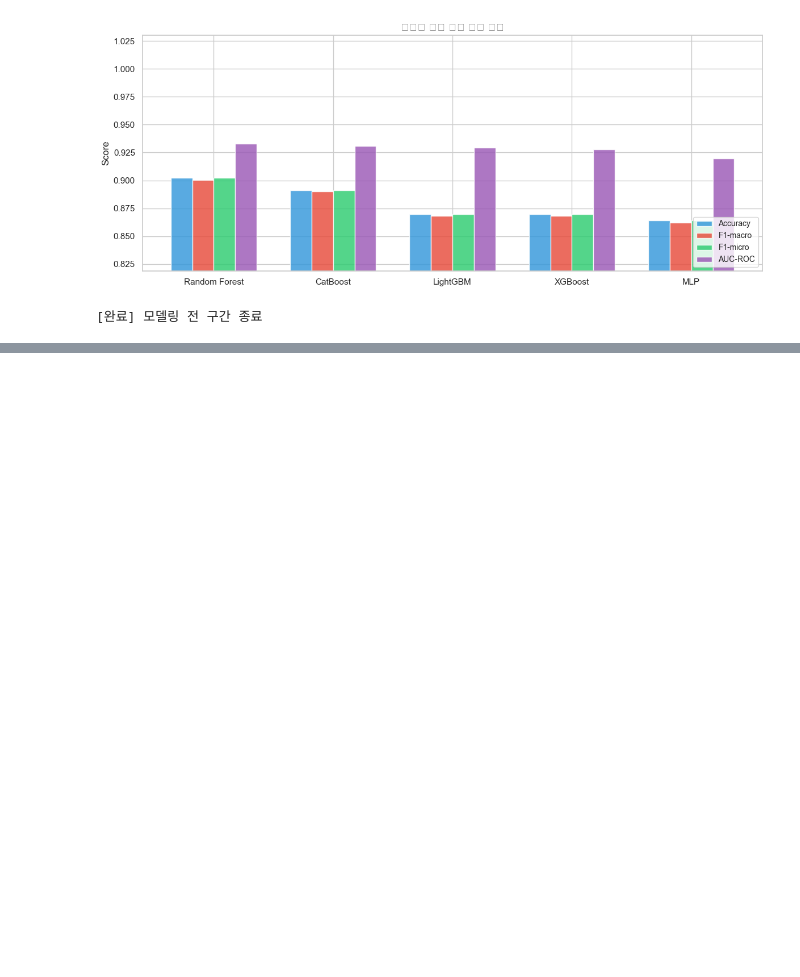
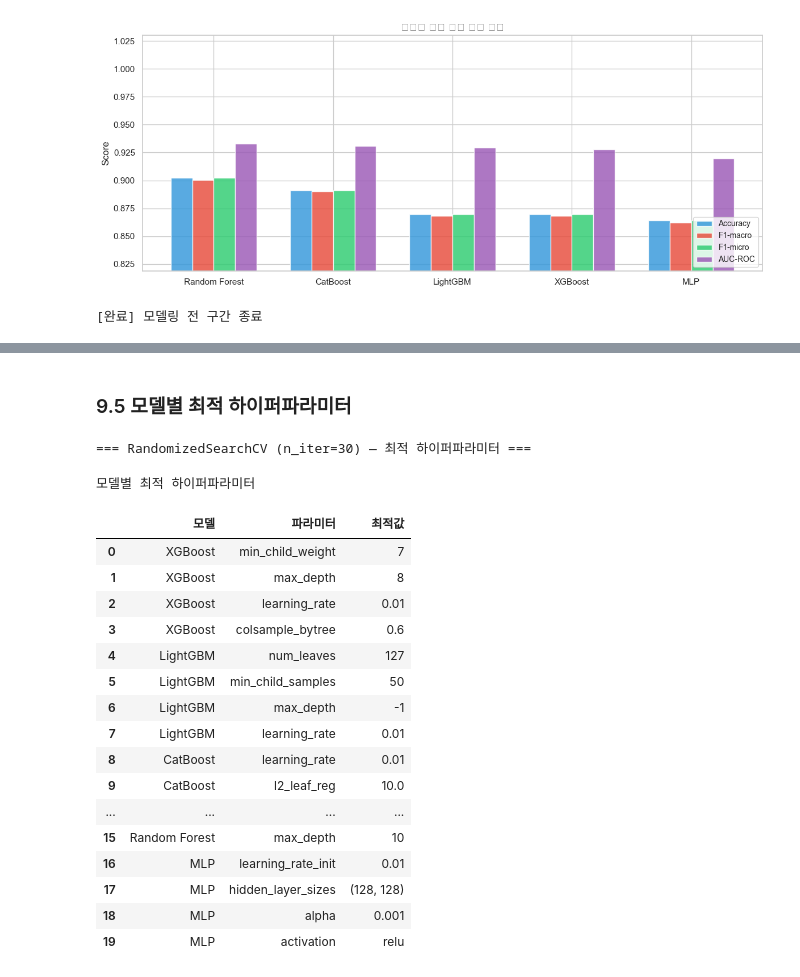
Before and after one commit to YurimPark04/algorithm-test, a Jupyter notebook: binary_classification/binary_classification_modeling.ipynb, the cells around one changed output, grey strips where cells are left out. Cells and saved outputs as stored; diff of their text form; code cells hidden in the pictures; blank space fills up the shorter version.

```diff
--- a/binary_classification/binary_classification_modeling.ipynb
+++ b/binary_classification/binary_classification_modeling.ipynb
@@ -542,0 +848,41 @@ print('\n[완료] 모델링 전 구간 종료')
+# %% [markdown]
+### 9.5 모델별 최적 하이퍼파라미터
+# %%
+print(f'=== {method_label} — 최적 하이퍼파라미터 ===\n')
+
+param_summary = []
+for name, hr in hpo_results.items():
+    for param, val in hr['best_params'].items():
+        param_summary.append({
+            '모델'   : name,
+            '파라미터': param,
+            '최적값' : str(val),
+        })
+
+param_df = pd.DataFrame(param_summary)
+display(
+    param_df.style
+    .set_caption('모델별 최적 하이퍼파라미터')
+    .set_table_styles([{'selector': 'caption',
+                        'props': [('font-size', '13px'), ('font-weight', 'bold')]}])
+)
+# %% [output]
+=== RandomizedSearchCV (n_iter=30) — 최적 하이퍼파라미터 ===
+모델별 최적 하이퍼파라미터
+|  | 모델 | 파라미터 | 최적값 |
+| 0 | XGBoost | min_child_weight | 7 |
+| 1 | XGBoost | max_depth | 8 |
+| 2 | XGBoost | learning_rate | 0.01 |
+| 3 | XGBoost | colsample_bytree | 0.6 |
+| 4 | LightGBM | num_leaves | 127 |
+| 5 | LightGBM | min_child_samples | 50 |
+| 6 | LightGBM | max_depth | -1 |
+| 7 | LightGBM | learning_rate | 0.01 |
+| 8 | CatBoost | learning_rate | 0.01 |
+| 9 | CatBoost | l2_leaf_reg | 10.0 |
+| ... | ... | ... | ... |
+| 15 | Random Forest | max_depth | 10 |
+| 16 | MLP | learning_rate_init | 0.01 |
+| 17 | MLP | hidden_layer_sizes | (128, 128) |
+| 18 | MLP | alpha | 0.001 |
+| 19 | MLP | activation | relu |
```
Also changed, not shown: parts of 12 cells of this notebook, 4 other files.
